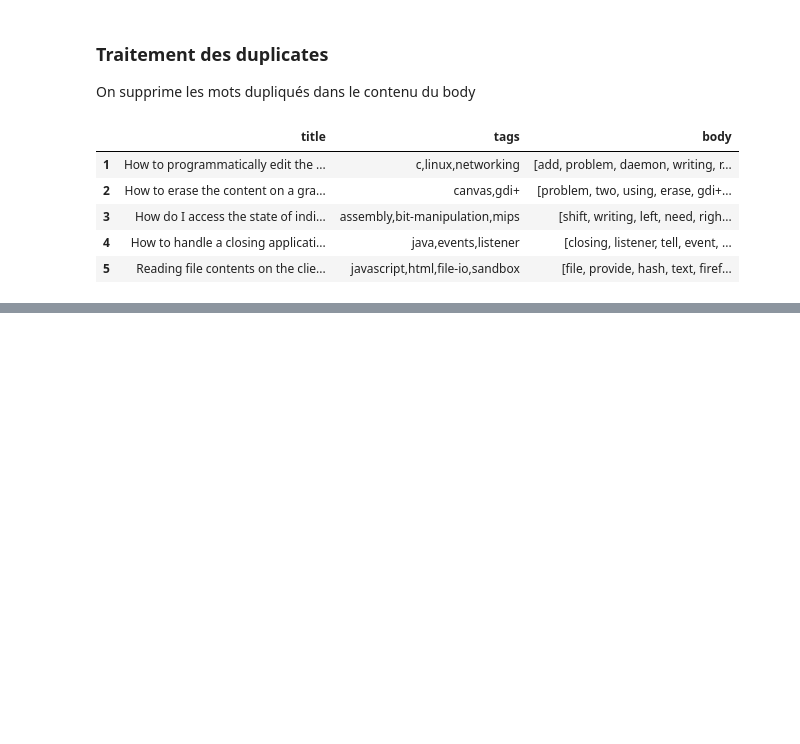
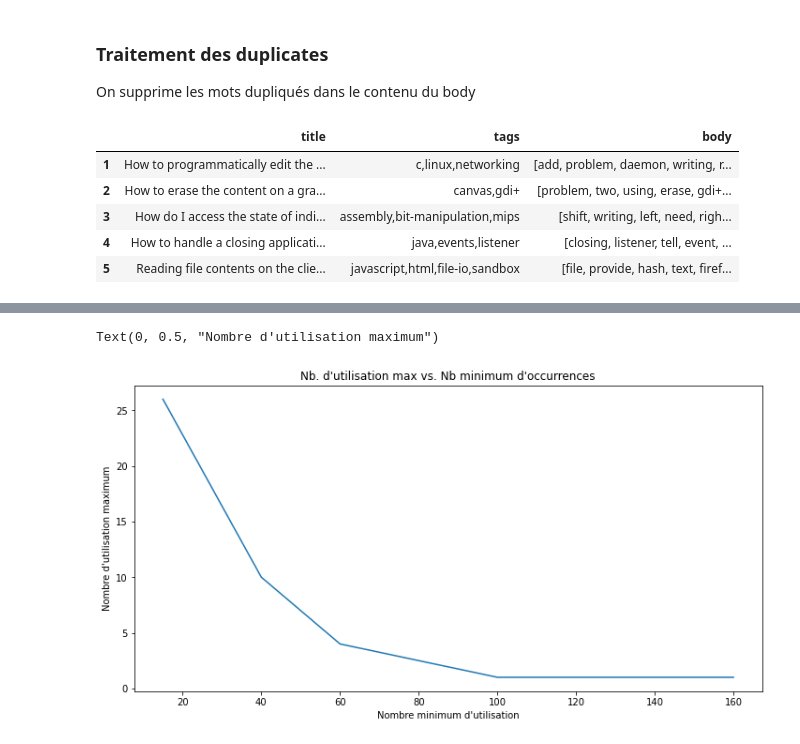
Before and after one commit to aldeponk/stack-overflow, a Jupyter notebook: Data_setup.ipynb, the cells around one changed output, grey strips where cells are left out. Drawn from its saved outputs; the diff is of its cells as text; code cells hidden in the pictures; blank space fills up the shorter version.

```diff
--- a/Data_setup.ipynb
+++ b/Data_setup.ipynb
@@ -603,0 +718,34 @@ data.head()
+# %%
+list_nb_tags_used_min = [160, 100, 60, 40, 15]
+
+list_list_most_used =[]
+list_nb_tags_unique_most_used = []
+list_pc_tags =[]
+for nb_tags_used_min in list_nb_tags_used_min:
+
+    list_list_most_used.append(list(df_tags[df_tags["Tag"] >= \
+                                            nb_tags_used_min].index))
+    list_nb_tags_unique_most_used.append(
+        df_tags[df_tags["Tag"]>=nb_tags_used_min].shape[0])
+
+    list_pc_tags.append(100*df_tags[df_tags["Tag"]>=nb_tags_used_min].\
+                 shape[0]/df_tags.shape[0])
+
+    print('Nb Tags utilisés < {} fois : {} sur {} Tags [{:.2f}%]'.\
+          format(nb_tags_used_min,
+                 df_tags[df_tags["Tag"]<nb_tags_used_min].shape[0],
+                 df_tags.shape[0],
+                 100*df_tags[df_tags["Tag"]<nb_tags_used_min].\
+                 shape[0]/df_tags.shape[0]))
+
+    print('Nb Tags utilisés >= {} fois : {} sur {} Tags [{:.2f}%]'.\
+          format(nb_tags_used_min,
+                 df_tags[df_tags["Tag"]>=nb_tags_used_min].shape[0],
+                 df_tags.shape[0],
+                 100*df_tags[df_tags["Tag"]>=nb_tags_used_min].\
+                 shape[0]/df_tags.shape[0]))
+
+df_most = pd.DataFrame(data=list_nb_tags_used_min, columns=["nb_min_used"])
+df_most["nb_most_used_tags"] = list_nb_tags_unique_most_used
+df_most["percent_of_unique_tags"] = list_pc_tags
+df_most
@@ -603,0 +769,9 @@ data.head()
+# %%
+fig = plt.figure(figsize=(12, 6))
+plt.title("Nb. d'utilisation max vs. Nb minimum d'occurrences")
+plt.plot(df_most["nb_min_used"],df_most["nb_most_used_tags"])
+plt.xlabel("Nombre minimum d'utilisation")
+plt.ylabel("Nombre d'utilisation maximum")
+# %% [output]
+Text(0, 0.5, "Nombre d'utilisation maximum")
+[figure, added]
```
Also changed, not shown: parts of 23 cells of this notebook.
